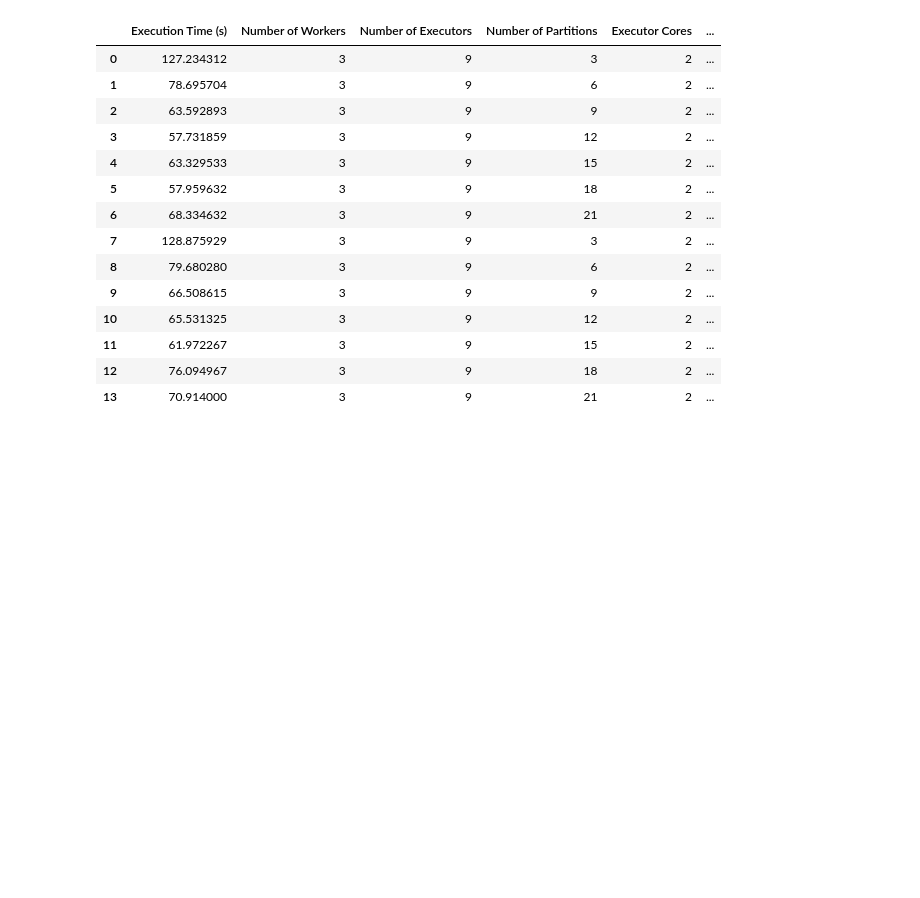
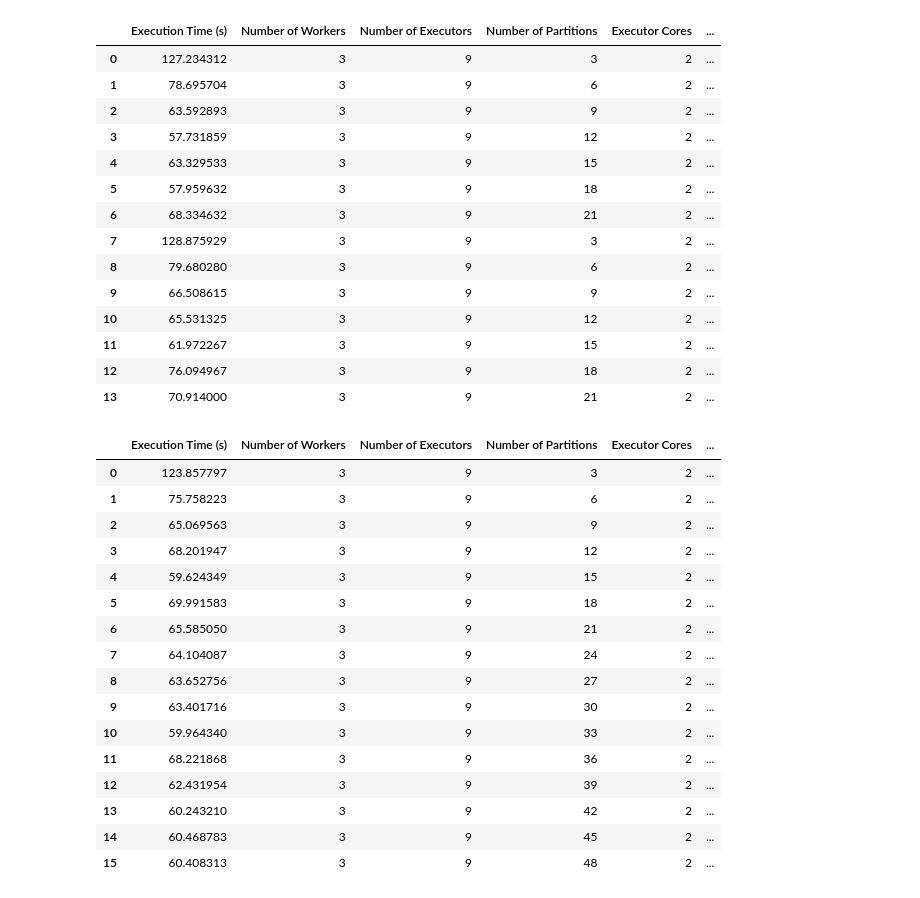
Before and after one commit to ddutjnrevenge-universe/DE_assignments, a Jupyter notebook: 080824/SparkScripts/spark_apps/test.ipynb, the cells around one changed output. Drawn from its saved outputs; the diff is of its cells as text; code cells hidden in the pictures; blank space fills up the shorter version.

```diff
--- a/080824/SparkScripts/spark_apps/test.ipynb
+++ b/080824/SparkScripts/spark_apps/test.ipynb
@@ -60,3 +60,23 @@ df_another_dataset
 | 11 | 61.972267 | 3 | 9 | 15 | 2 | ... |
 | 12 | 76.094967 | 3 | 9 | 18 | 2 | ... |
 | 13 | 70.914000 | 3 | 9 | 21 | 2 | ... |
+# %%
+df1
+# %% [output]
+|  | Execution Time (s) | Number of Workers | Number of Executors | Number of Partitions | Executor Cores | ... |
+| 0 | 123.857797 | 3 | 9 | 3 | 2 | ... |
+| 1 | 75.758223 | 3 | 9 | 6 | 2 | ... |
+| 2 | 65.069563 | 3 | 9 | 9 | 2 | ... |
+| 3 | 68.201947 | 3 | 9 | 12 | 2 | ... |
+| 4 | 59.624349 | 3 | 9 | 15 | 2 | ... |
+| 5 | 69.991583 | 3 | 9 | 18 | 2 | ... |
+| 6 | 65.585050 | 3 | 9 | 21 | 2 | ... |
+| 7 | 64.104087 | 3 | 9 | 24 | 2 | ... |
+| 8 | 63.652756 | 3 | 9 | 27 | 2 | ... |
+| 9 | 63.401716 | 3 | 9 | 30 | 2 | ... |
+| 10 | 59.964340 | 3 | 9 | 33 | 2 | ... |
+| 11 | 68.221868 | 3 | 9 | 36 | 2 | ... |
+| 12 | 62.431954 | 3 | 9 | 39 | 2 | ... |
+| 13 | 60.243210 | 3 | 9 | 42 | 2 | ... |
+| 14 | 60.468783 | 3 | 9 | 45 | 2 | ... |
+| 15 | 60.408313 | 3 | 9 | 48 | 2 | ... |
```
Also changed, not shown: parts of 3 cells of this notebook, 1 other file.
